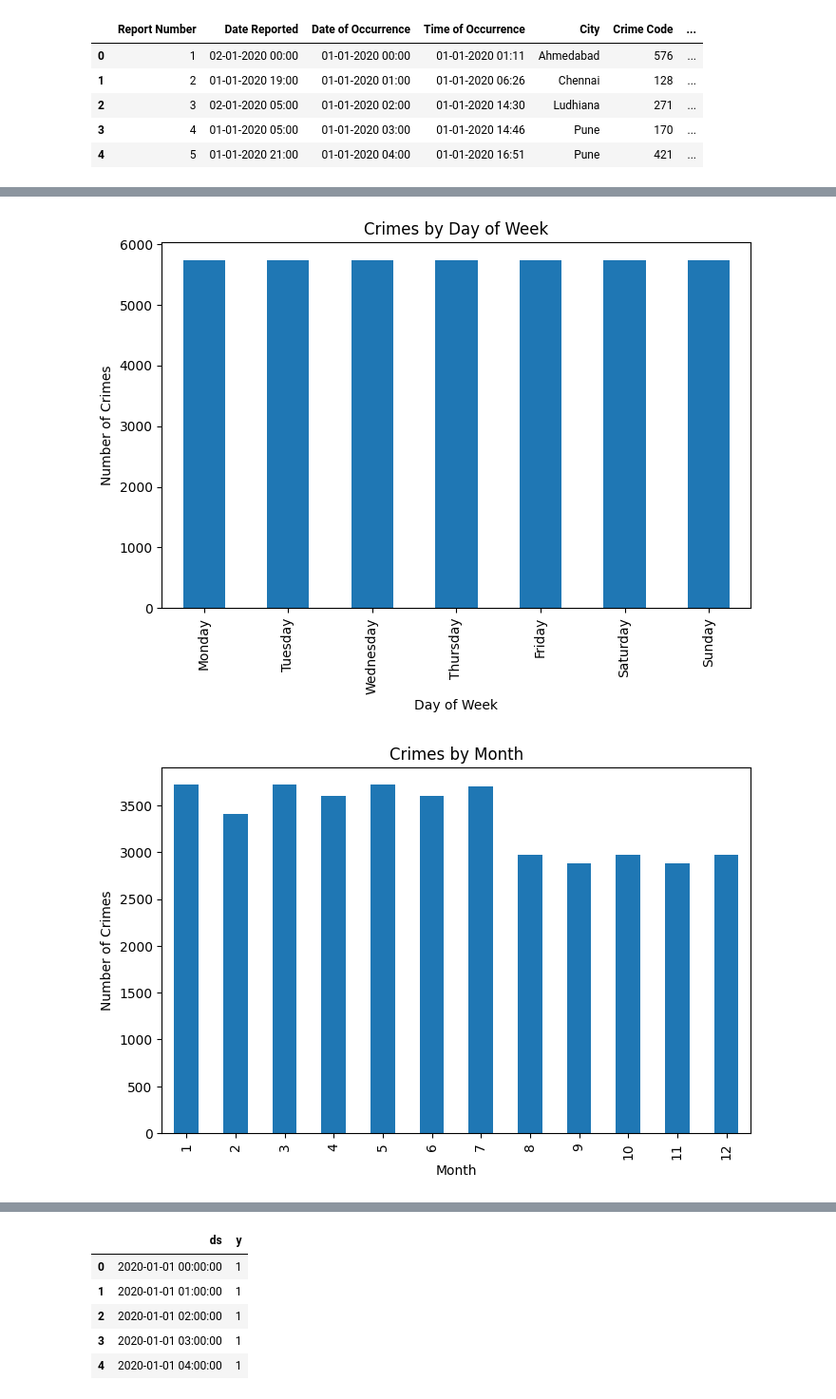
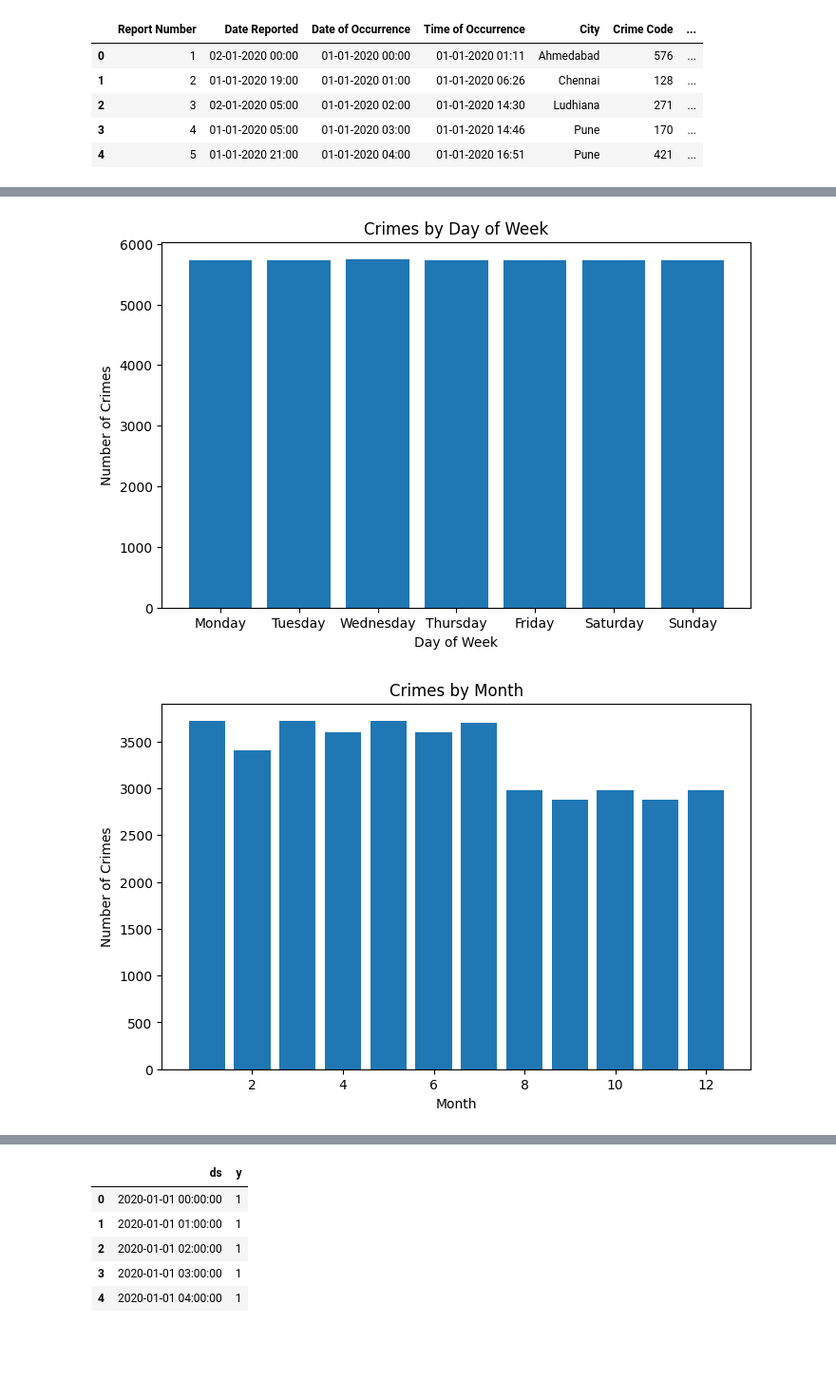
Before and after one commit to Mr-Dipayan-Dey/CrimeDataAnalysis, a Jupyter notebook: Internship.ipynb, the cells around one changed output, grey strips where cells are left out. Shown at 95% size. Saved outputs shown, nothing was run; the diff lists cells and outputs as text; code cells hidden in the pictures; blank space fills up the shorter version.

```diff
--- a/Internship.ipynb
+++ b/Internship.ipynb
@@ -1,13 +1,10 @@
 # %%
-# -----------------------------
-# 1. Import Libraries & Load Data
-# -----------------------------
 import pandas as pd
 import matplotlib.pyplot as plt
 
-# Read the dataset
-file_path = "crime_data_cleaned.csv"
-crime_df = pd.read_csv("crime_data_cleaned.csv")
+# Load dataset
+file_path = "crime_data_cleaned.csv"   # change path if needed
+crime_df = pd.read_csv(file_path)
 
 # Preview
 crime_df.head()
@@ -71,29 +86,26 @@ plt.show()
 # %%
-# -----------------------------
-# 4. Seasonality (Weekday & Monthly Patterns)
-# -----------------------------
-# Crimes by day of week
+# Crimes by weekday
 weekday_counts = crime_df['Weekday'].value_counts().reindex(
-    ["Monday", "Tuesday", "Wednesday", "Thursday", "Friday", "Saturday", "Sunday"]
+    ["Monday","Tuesday","Wednesday","Thursday","Friday","Saturday","Sunday"]
 )
 
 plt.figure(figsize=(8,5))
-weekday_counts.plot(kind='bar')
+plt.bar(weekday_counts.index, weekday_counts.values)
 plt.title("Crimes by Day of Week")
 plt.xlabel("Day of Week")
 plt.ylabel("Number of Crimes")
 plt.show()
 
-# Crimes by month
+# Crimes by month (1–12)
 month_counts = crime_df['Month'].value_counts().sort_index()
 
 plt.figure(figsize=(8,5))
-month_counts.plot(kind='bar')
+plt.bar(month_counts.index, month_counts.values)
 plt.title("Crimes by Month")
 plt.xlabel("Month")
 plt.ylabel("Number of Crimes")
 plt.show()
 # %% [output]
-[figure, old version]
+[figure, new version]
-[figure, old version]
+[figure, new version]
 # %%
```
Also changed, not shown: parts of 7 cells of this notebook.
